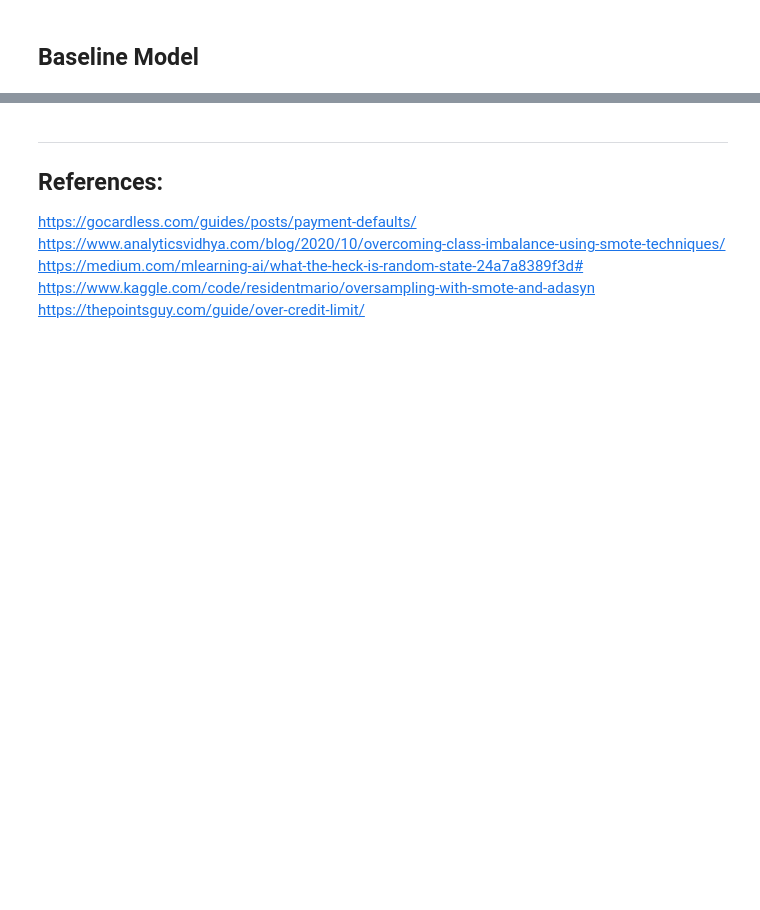
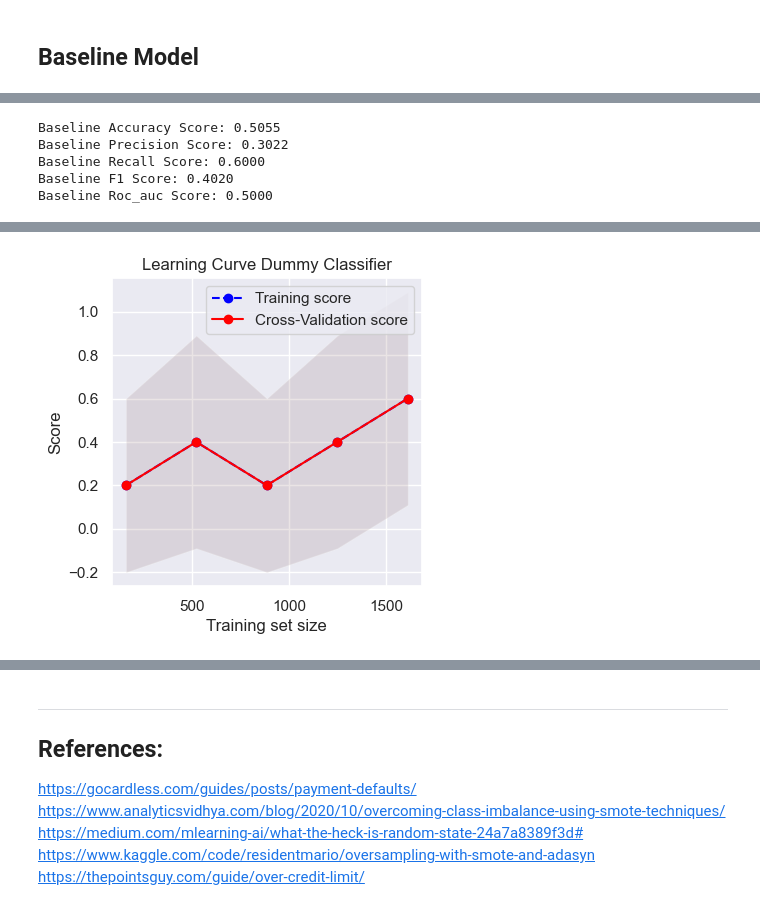
Before and after one commit to fwnriyx/poly, a Jupyter notebook: AI and Machine Learning/CA1/Classificiation/credits.ipynb, the cells around one changed output, grey strips where cells are left out. Saved outputs shown, nothing was run; the diff lists cells and outputs as text; code cells hidden in the pictures; blank space fills up the shorter version.

```diff
--- a/AI and Machine Learning/CA1/Classificiation/credits.ipynb
+++ b/AI and Machine Learning/CA1/Classificiation/credits.ipynb
@@ -446,0 +407,54 @@ Baseline Accuracy Score :0.7875
+# %%
+scoring_metrics = ['accuracy','precision', 'recall', 'f1', 'roc_auc']
+cv = ShuffleSplit(n_splits=5, test_size=0.2, random_state=42)
+dummy = DummyClassifier()
+dummy.fit(X_train, y_train)
+
+cv_score = cross_validate(dummy, X_train, y_train, scoring=scoring_metrics , cv=cv, n_jobs=2, return_train_score=True)
+
+# print("Baseline Accuracy Score :{:.4f}".format(dummy.score(X_test, y_test)))
+for metric in scoring_metrics:
+    print("Baseline {} Score: {:.4f}".format(metric.capitalize(), cv_score['train_'+metric].mean()))
+# %% [output]
+Baseline Accuracy Score: 0.5055
+Baseline Precision Score: 0.3022
+Baseline Recall Score: 0.6000
+Baseline F1 Score: 0.4020
+Baseline Roc_auc Score: 0.5000
+# %%
+def plot_learning_curve(
+    estimator,
+    title,
+    X,
+    y,
+    cv=None,
+    n_jobs=None,
+    train_sizes=np.linspace(0.1, 1.0, 5)):
+
+    # Create CV training and test scores for various training set sizes
+    train_sizes, train_scores, test_scores = learning_curve(
+        estimator, X, y, cv=cv, scoring='recall', n_jobs=-1, train_sizes=train_sizes)
+
+    # Create means and standard deviations of training set scores
+    train_scores_mean = np.mean(train_scores, axis=1)
+    train_scores_std = np.std(train_scores, axis=1)
+    test_scores_mean = np.mean(test_scores, axis=1)
+    test_scores_std = np.std(test_scores, axis=1)
+
+    # Plotting
+    plt.plot(train_sizes, train_scores_mean, 'o--', color='blue', label='Training score')
+    plt.plot(train_sizes, test_scores_mean, 'o-', color='red', label='Cross-Validation score')
+
+    plt.fill_between(train_sizes, train_scores_mean - train_scores_std,
+                 train_scores_mean + train_scores_std, alpha=0.1)
+    plt.fill_between(train_sizes, test_scores_mean - test_scores_std,
+                 test_scores_mean + test_scores_std, alpha=0.1)
+
+    plt.xlabel('Training set size')
+    plt.ylabel('Score')
+    plt.legend(loc='best')
+    plt.title(f'Learning Curve {title}')
+    return plt
+
+plot_learning_curve(DummyClassifier(), 'Dummy Classifier', X_train, y_train, cv=cv, n_jobs=-1)
+# %% [output]
@@ -447 +462,2 @@ Baseline Accuracy Score :0.7875
+[figure, added]
 # %%
```
Also changed, not shown: parts of 11 cells of this notebook, 1 other file.
